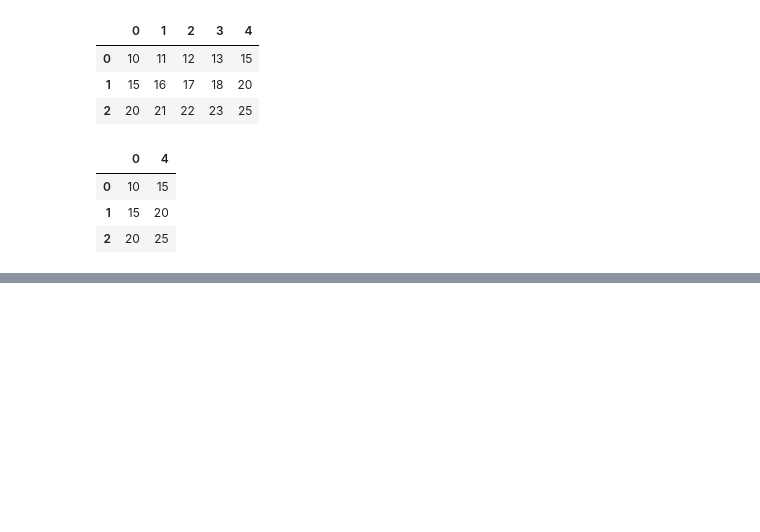
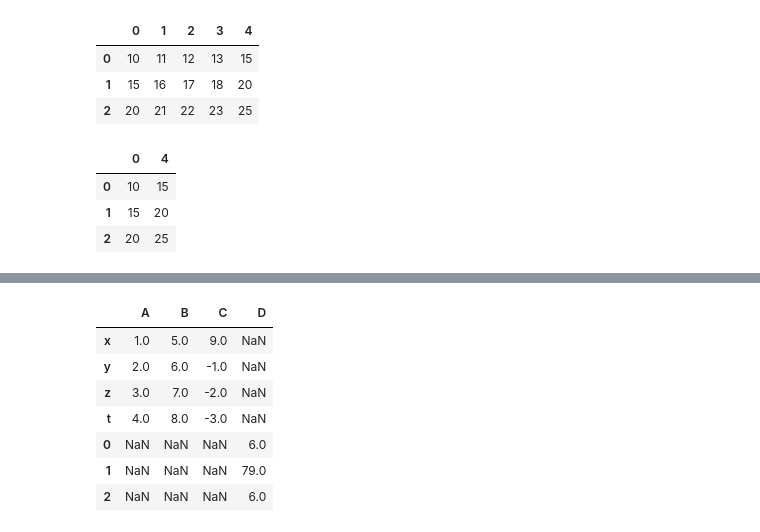
Before and after one commit to GokceSoylu/Data_Science, a Jupyter notebook: Panel Data/elemanIslemleri.ipynb, the cells around one changed output, grey strips where cells are left out. Drawn from its saved outputs; the diff is of its cells as text; code cells hidden in the pictures; blank space fills up the shorter version.

```diff
--- a/Panel Data/elemanIslemleri.ipynb
+++ b/Panel Data/elemanIslemleri.ipynb
@@ -134,0 +200,11 @@ df.drop(delet,axis=1)
+# %%
+datf.append(datfNew)
+# %% [output]
+|  | A | B | C | D |
+| x | 1.0 | 5.0 | 9.0 | NaN |
+| y | 2.0 | 6.0 | -1.0 | NaN |
+| z | 3.0 | 7.0 | -2.0 | NaN |
+| t | 4.0 | 8.0 | -3.0 | NaN |
+| 0 | NaN | NaN | NaN | 6.0 |
+| 1 | NaN | NaN | NaN | 79.0 |
+| 2 | NaN | NaN | NaN | 6.0 |
```
Also changed, not shown: parts of 11 cells of this notebook.
